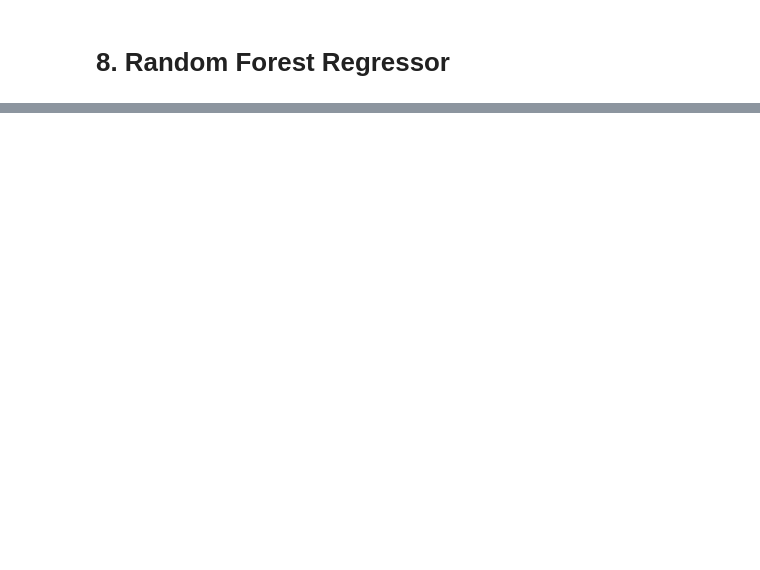
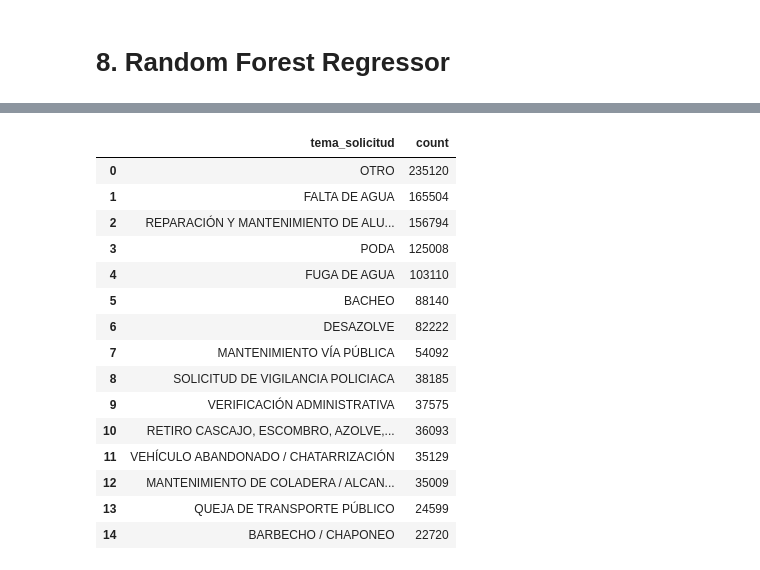
Before and after one commit to sbenhumea/citizen-requests-analysis-project-locatel, a Jupyter notebook: notebooks/modeling.ipynb, the cells around one changed output, grey strips where cells are left out. Saved outputs shown, nothing was run; the diff lists cells and outputs as text; code cells hidden in the pictures; blank space fills up the shorter version.

```diff
--- a/notebooks/modeling.ipynb
+++ b/notebooks/modeling.ipynb
@@ -230,0 +641,20 @@ fig.show()
+# %%
+top_topics = train_topics.value_counts().head(15).reset_index()
+top_topics
+# %% [output]
+|  | tema_solicitud | count |
+| 0 | OTRO | 235120 |
+| 1 | FALTA DE AGUA | 165504 |
+| 2 | REPARACIÓN Y MANTENIMIENTO DE ALU... | 156794 |
+| 3 | PODA | 125008 |
+| 4 | FUGA DE AGUA | 103110 |
+| 5 | BACHEO | 88140 |
+| 6 | DESAZOLVE | 82222 |
+| 7 | MANTENIMIENTO VÍA PÚBLICA | 54092 |
+| 8 | SOLICITUD DE VIGILANCIA POLICIACA | 38185 |
+| 9 | VERIFICACIÓN ADMINISTRATIVA | 37575 |
+| 10 | RETIRO CASCAJO, ESCOMBRO, AZOLVE,... | 36093 |
+| 11 | VEHÍCULO ABANDONADO / CHATARRIZACIÓN | 35129 |
+| 12 | MANTENIMIENTO DE COLADERA / ALCAN... | 35009 |
+| 13 | QUEJA DE TRANSPORTE PÚBLICO | 24599 |
+| 14 | BARBECHO / CHAPONEO | 22720 |
```
Also changed, not shown: parts of 68 cells of this notebook, 1 other file.
